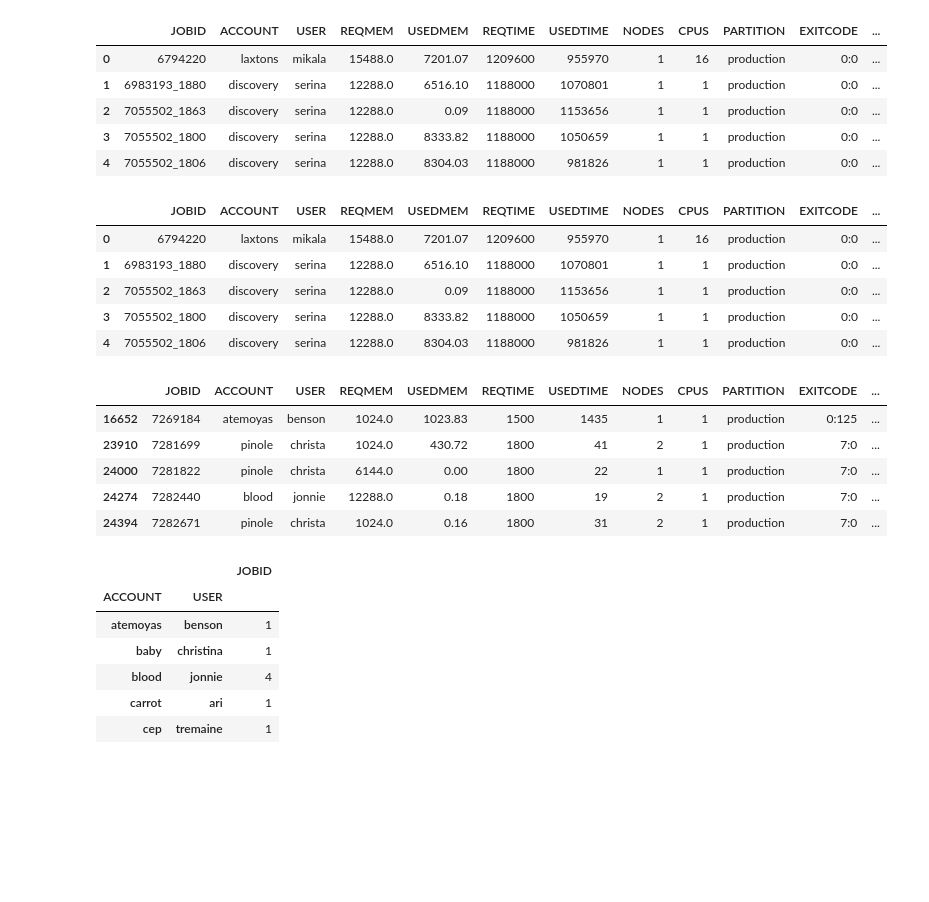
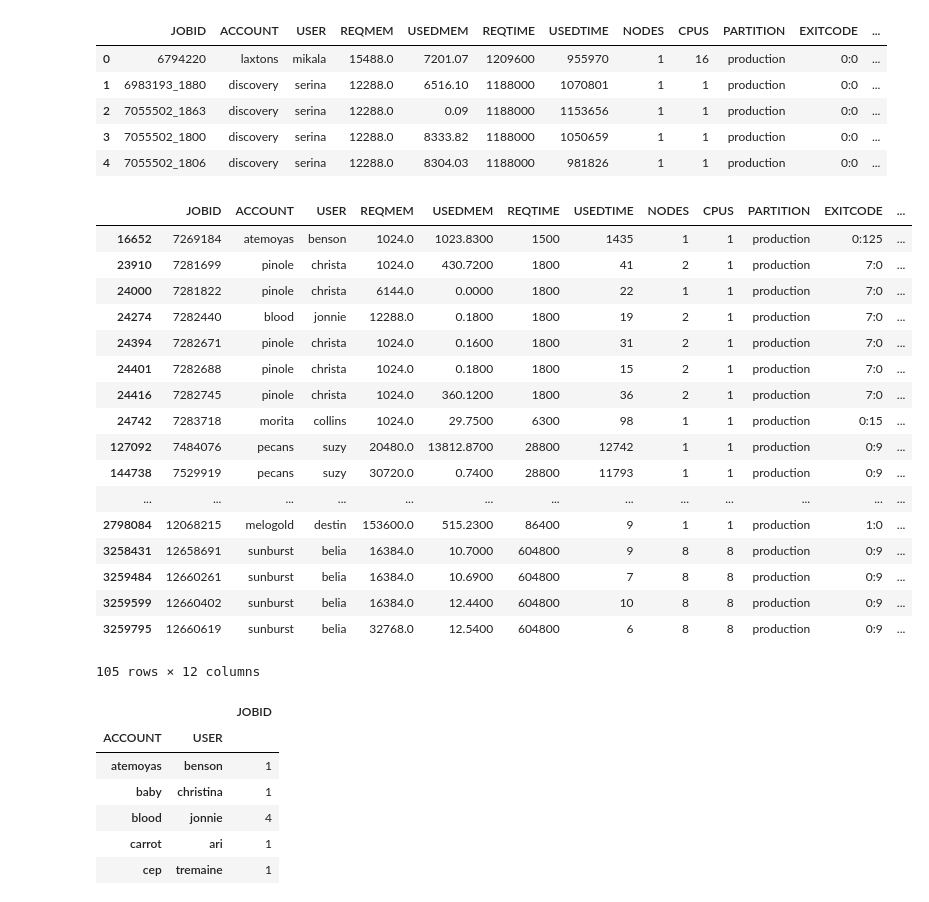
Before and after one commit to Barrett-Rogers/dq2-accre-porcupines, a Jupyter notebook: drexhepi_dancing_dq2.ipynb, the cells around one changed output. Drawn from its saved outputs; the diff is of its cells as text; code cells hidden in the pictures; blank space fills up the shorter version.

```diff
--- a/drexhepi_dancing_dq2.ipynb
+++ b/drexhepi_dancing_dq2.ipynb
@@ -413,28 +415,31 @@ error_code.head()
 | 2 | 7055502_1863 | discovery | serina | 12288.0 | 0.09 | 1188000 | 1153656 | 1 | 1 | production | 0:0 | ... |
 | 3 | 7055502_1800 | discovery | serina | 12288.0 | 8333.82 | 1188000 | 1050659 | 1 | 1 | production | 0:0 | ... |
 | 4 | 7055502_1806 | discovery | serina | 12288.0 | 8304.03 | 1188000 | 981826 | 1 | 1 | production | 0:0 | ... |
-# %%
-error_code.head()
-# %% [output]
-|  | JOBID | ACCOUNT | USER | REQMEM | USEDMEM | REQTIME | USEDTIME | NODES | CPUS | PARTITION | EXITCODE | ... |
-| 0 | 6794220 | laxtons | mikala | 15488.0 | 7201.07 | 1209600 | 955970 | 1 | 16 | production | 0:0 | ... |
-| 1 | 6983193_1880 | discovery | serina | 12288.0 | 6516.10 | 1188000 | 1070801 | 1 | 1 | production | 0:0 | ... |
-| 2 | 7055502_1863 | discovery | serina | 12288.0 | 0.09 | 1188000 | 1153656 | 1 | 1 | production | 0:0 | ... |
-| 3 | 7055502_1800 | discovery | serina | 12288.0 | 8333.82 | 1188000 | 1050659 | 1 | 1 | production | 0:0 | ... |
-| 4 | 7055502_1806 | discovery | serina | 12288.0 | 8304.03 | 1188000 | 981826 | 1 | 1 | production | 0:0 | ... |
 # %%
 #how many jobs were unsuccessful. i.e. exitcode not equal '0:0'
 error_code=error_code[error_code.EXITCODE!='0:0']
 #array_only_ids=array_only_ids[array_only_ids.USEDTIME<300]
 # %%
-error_code.head()
+error_code
 # %% [output]
 |  | JOBID | ACCOUNT | USER | REQMEM | USEDMEM | REQTIME | USEDTIME | NODES | CPUS | PARTITION | EXITCODE | ... |
-| 16652 | 7269184 | atemoyas | benson | 1024.0 | 1023.83 | 1500 | 1435 | 1 | 1 | production | 0:125 | ... |
-| 23910 | 7281699 | pinole | christa | 1024.0 | 430.72 | 1800 | 41 | 2 | 1 | production | 7:0 | ... |
-| 24000 | 7281822 | pinole | christa | 6144.0 | 0.00 | 1800 | 22 | 1 | 1 | production | 7:0 | ... |
-| 24274 | 7282440 | blood | jonnie | 12288.0 | 0.18 | 1800 | 19 | 2 | 1 | production | 7:0 | ... |
-| 24394 | 7282671 | pinole | christa | 1024.0 | 0.16 | 1800 | 31 | 2 | 1 | production | 7:0 | ... |
+| 16652 | 7269184 | atemoyas | benson | 1024.0 | 1023.8300 | 1500 | 1435 | 1 | 1 | production | 0:125 | ... |
+| 23910 | 7281699 | pinole | christa | 1024.0 | 430.7200 | 1800 | 41 | 2 | 1 | production | 7:0 | ... |
+| 24000 | 7281822 | pinole | christa | 6144.0 | 0.0000 | 1800 | 22 | 1 | 1 | production | 7:0 | ... |
+| 24274 | 7282440 | blood | jonnie | 12288.0 | 0.1800 | 1800 | 19 | 2 | 1 | production | 7:0 | ... |
+| 24394 | 7282671 | pinole | christa | 1024.0 | 0.1600 | 1800 | 31 | 2 | 1 | production | 7:0 | ... |
+| 24401 | 7282688 | pinole | christa | 1024.0 | 0.1800 | 1800 | 15 | 2 | 1 | production | 7:0 | ... |
+| 24416 | 7282745 | pinole | christa | 1024.0 | 360.1200 | 1800 | 36 | 2 | 1 | production | 7:0 | ... |
+| 24742 | 7283718 | morita | collins | 1024.0 | 29.7500 | 6300 | 98 | 1 | 1 | production | 0:15 | ... |
+| 127092 | 7484076 | pecans | suzy | 20480.0 | 13812.8700 | 28800 | 12742 | 1 | 1 | production | 0:9 | ... |
+| 144738 | 7529919 | pecans | suzy | 30720.0 | 0.7400 | 28800 | 11793 | 1 | 1 | production | 0:9 | ... |
+| ... | ... | ... | ... | ... | ... | ... | ... | ... | ... | ... | ... | ... |
+| 2798084 | 12068215 | melogold | destin | 153600.0 | 515.2300 | 86400 | 9 | 1 | 1 | production | 1:0 | ... |
+| 3258431 | 12658691 | sunburst | belia | 16384.0 | 10.7000 | 604800 | 9 | 8 | 8 | production | 0:9 | ... |
+| 3259484 | 12660261 | sunburst | belia | 16384.0 | 10.6900 | 604800 | 7 | 8 | 8 | production | 0:9 | ... |
+| 3259599 | 12660402 | sunburst | belia | 16384.0 | 12.4400 | 604800 | 10 | 8 | 8 | production | 0:9 | ... |
+| 3259795 | 12660619 | sunburst | belia | 32768.0 | 12.5400 | 604800 | 6 | 8 | 8 | production | 0:9 | ... |
+105 rows × 12 columns
 # %%
 #shows the accounts and user of each account and how many jobs they committed that failed.
 error_code.groupby(['ACCOUNT','USER'])[['JOBID']].count()
```
Also changed, not shown: parts of 49 cells of this notebook.
